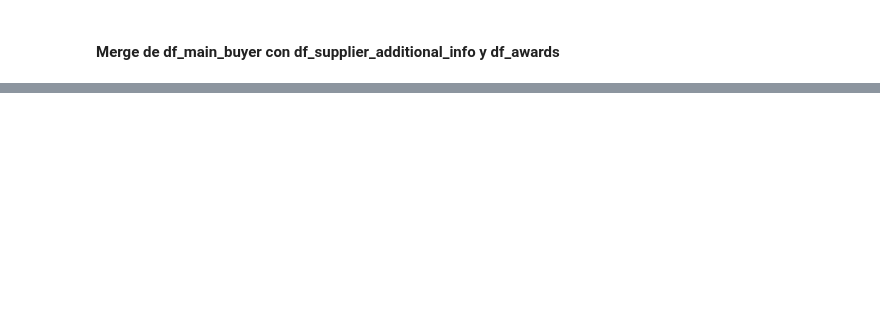
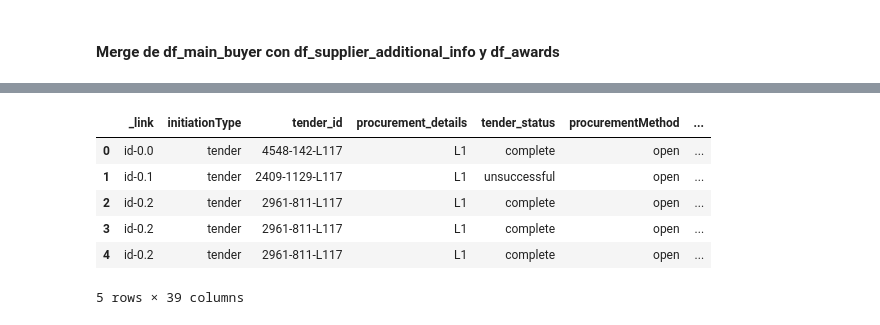
Before and after one commit to Camila-Rojas-05/Proyecto-IMT-2200-1-Grupo-14, a Jupyter notebook: Datos y trabajo con muestras/Revision_limpieza_2018.ipynb, the cells around one changed output, grey strips where cells are left out. Saved outputs shown, nothing was run; the diff lists cells and outputs as text; code cells hidden in the pictures; blank space fills up the shorter version.

```diff
--- a/Datos y trabajo con muestras/Revision_limpieza_2018.ipynb
+++ b/Datos y trabajo con muestras/Revision_limpieza_2018.ipynb
@@ -502,3 +758,9 @@ df_tender_tenderers.info()
+# %%
+def dejar_rut(texto:str) -> str:
+    if "-" in texto:
+        return int(texto.split("-")[2])
+    else:
+        return np.nan
 # %%
 df_tender_tenderers["id"] = df_tender_tenderers["id"].apply(dejar_rut)
 # %%
@@ -688,5 +1402,14 @@ df_main_tenderers["is_supplier"] = df_main_tenderers.index.map(lambda x: 1 if df
 # %%
-df_main_tenderers.drop(columns=["_link_main", "_link_y","name_x"],inplace=True)
+df_main_tenderers.drop(columns=["name_x"],inplace=True)
 # %%
-df_main_tenderers.rename(columns={"_link_x":"_link", "name_y":"tender_name", "address_region":"tenderer_region", "address_countryName":"tenderer_country","legalName":"tenderer_legalName"},inplace=True)
+df_main_tenderers.rename(columns={"_link_x":"_link", "name_y":"tender_name", "address_region":"tenderer_region", "address_countryName":"tenderer_country",
+                                  "legalName":"tenderer_legalName", "identifier_id_y":"tenderer_identifier", "identifier_id_x":"buyer_identifier"},inplace=True)
 df_main_tenderers.head()
+# %% [output]
+|  | _link | initiationType | tender_id | procurement_details | tender_status | procurementMethod | ... |
+| 0 | id-0.0 | tender | 4548-142-L117 | L1 | complete | open | ... |
+| 1 | id-0.1 | tender | 2409-1129-L117 | L1 | unsuccessful | open | ... |
+| 2 | id-0.2 | tender | 2961-811-L117 | L1 | complete | open | ... |
+| 3 | id-0.2 | tender | 2961-811-L117 | L1 | complete | open | ... |
+| 4 | id-0.2 | tender | 2961-811-L117 | L1 | complete | open | ... |
+5 rows × 39 columns
```
Also changed, not shown: parts of 82 cells of this notebook.
